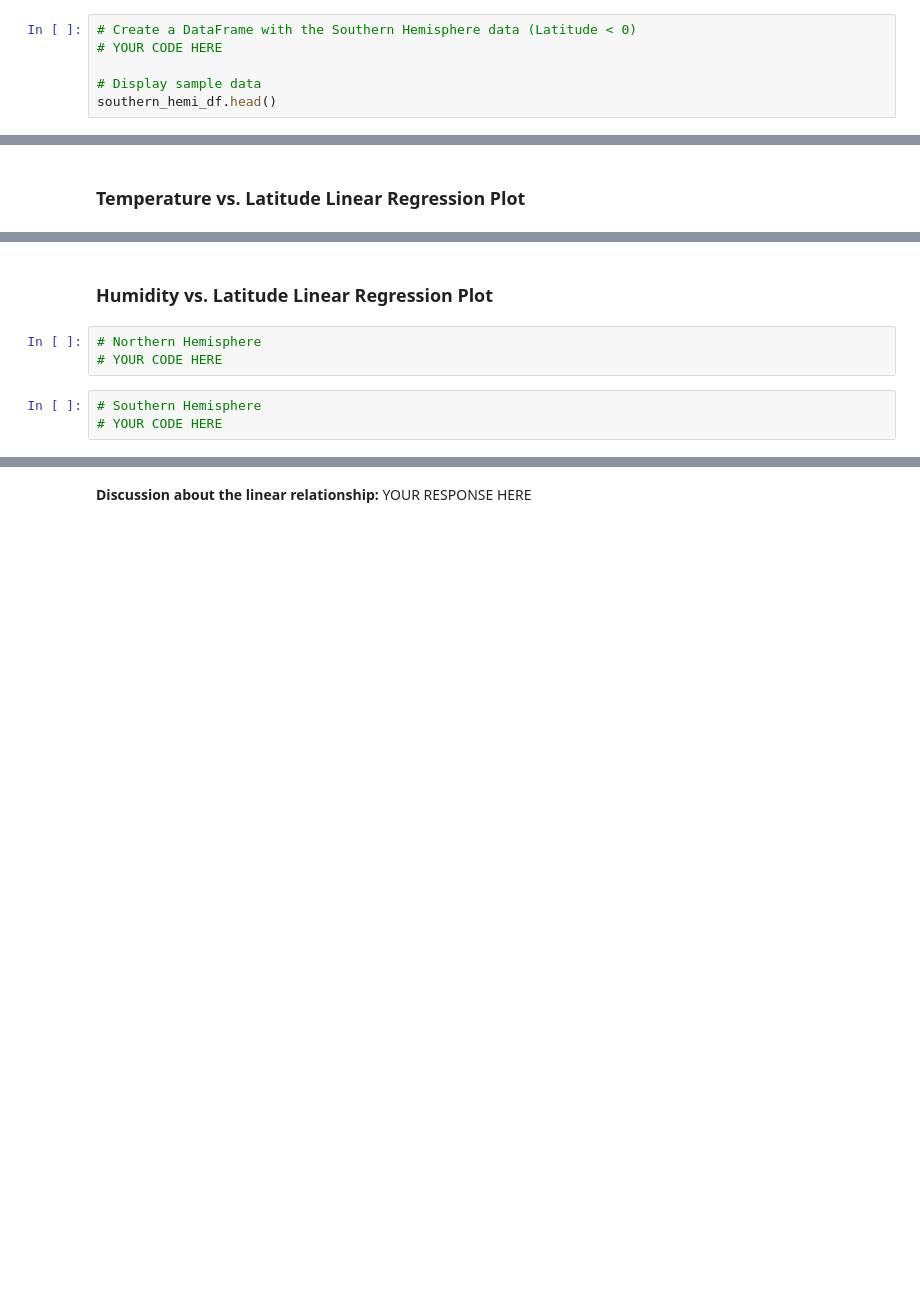
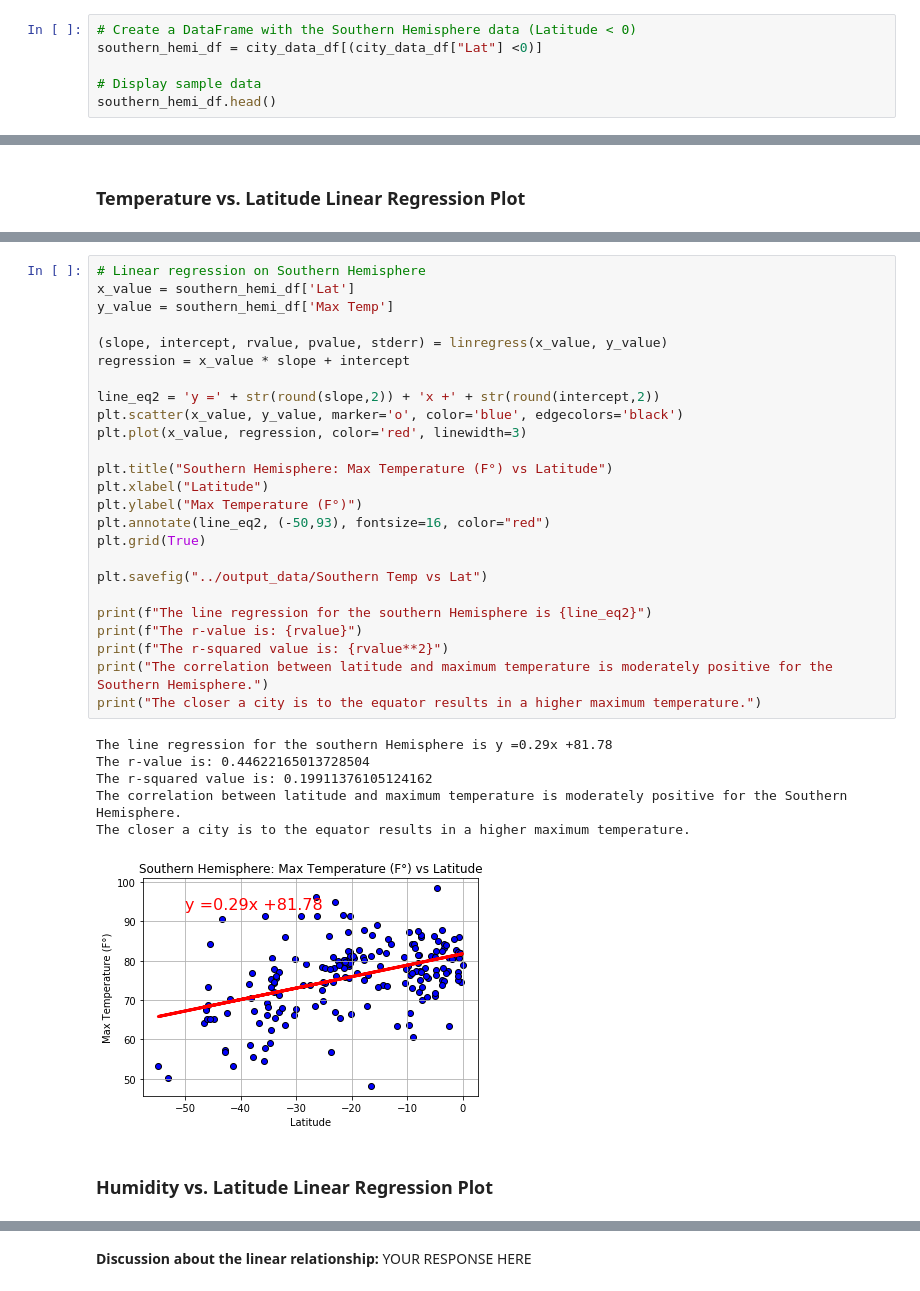
Before and after one commit to Tymberk93/Python_API-Challenge, a Jupyter notebook: starter_code/WeatherPy.ipynb, the cells around one changed output, grey strips where cells are left out. Cells and saved outputs as stored; diff of their text form; blank space fills up the shorter version.

```diff
--- a/starter_code/WeatherPy.ipynb
+++ b/starter_code/WeatherPy.ipynb
@@ -281,6 +284,6 @@ NameError: name 'northern_hemi_df' is not defined
 # %%
 # Create a DataFrame with the Southern Hemisphere data (Latitude < 0)
-# YOUR CODE HERE
+southern_hemi_df = city_data_df[(city_data_df["Lat"] <0)]
 
 # Display sample data
 southern_hemi_df.head()
@@ -297,8 +332,34 @@ southern_hemi_df.head()
+# %%
+# Linear regression on Southern Hemisphere
+x_value = southern_hemi_df['Lat']
+y_value = southern_hemi_df['Max Temp']
+
+(slope, intercept, rvalue, pvalue, stderr) = linregress(x_value, y_value)
+regression = x_value * slope + intercept
+
+line_eq2 = 'y =' + str(round(slope,2)) + 'x +' + str(round(intercept,2))
+plt.scatter(x_value, y_value, marker='o', color='blue', edgecolors='black')
+plt.plot(x_value, regression, color='red', linewidth=3)
+
+plt.title("Southern Hemisphere: Max Temperature (F°) vs Latitude")
+plt.xlabel("Latitude")
+plt.ylabel("Max Temperature (F°)")
+plt.annotate(line_eq2, (-50,93), fontsize=16, color="red")
+plt.grid(True)
+
+plt.savefig("../output_data/Southern Temp vs Lat")
+
+print(f"The line regression for the southern Hemisphere is {line_eq2}")
+print(f"The r-value is: {rvalue}")
+print(f"The r-squared value is: {rvalue**2}")
+print("The correlation between latitude and maximum temperature is moderately positive for the Southern Hemisphere.")
+print("The closer a city is to the equator results in a higher maximum temperature.")
+# %% [output]
+The line regression for the southern Hemisphere is y =0.29x +81.78
+The r-value is: 0.44622165013728504
+The r-squared value is: 0.19911376105124162
+The correlation between latitude and maximum temperature is moderately positive for the Southern Hemisphere.
+The closer a city is to the equator results in a higher maximum temperature.
+[figure, added]
 # %% [markdown]
 ### Humidity vs. Latitude Linear Regression Plot
-# %%
-# Northern Hemisphere
-# YOUR CODE HERE
-# %%
-# Southern Hemisphere
-# YOUR CODE HERE
```
Also changed, not shown: parts of 28 cells of this notebook, 14 other files.
